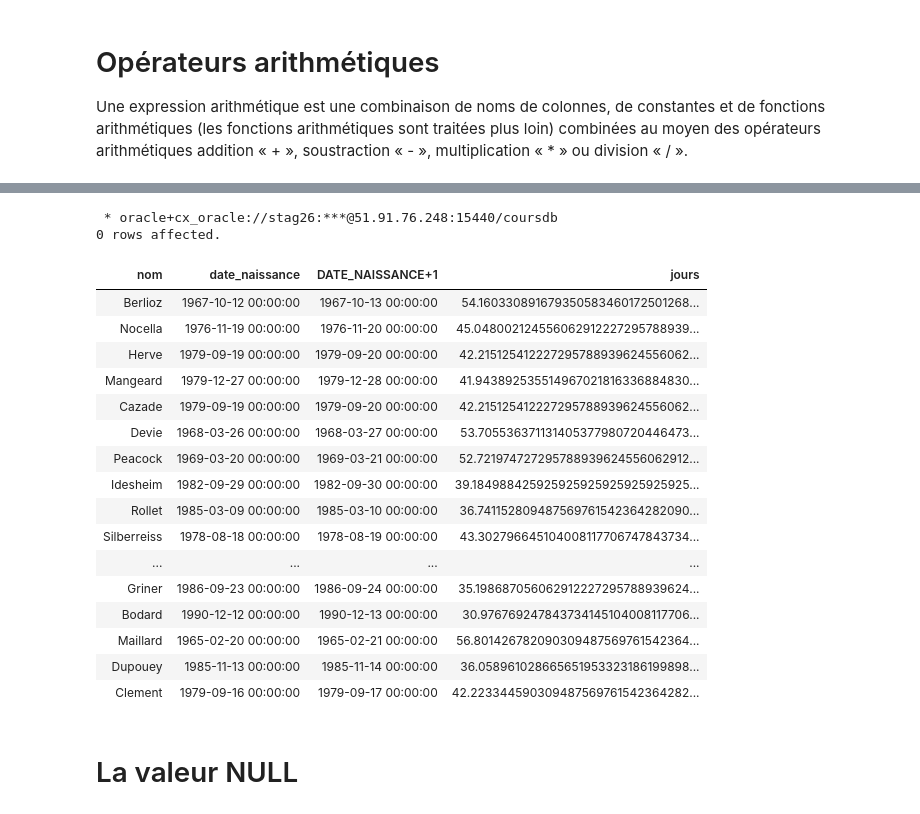
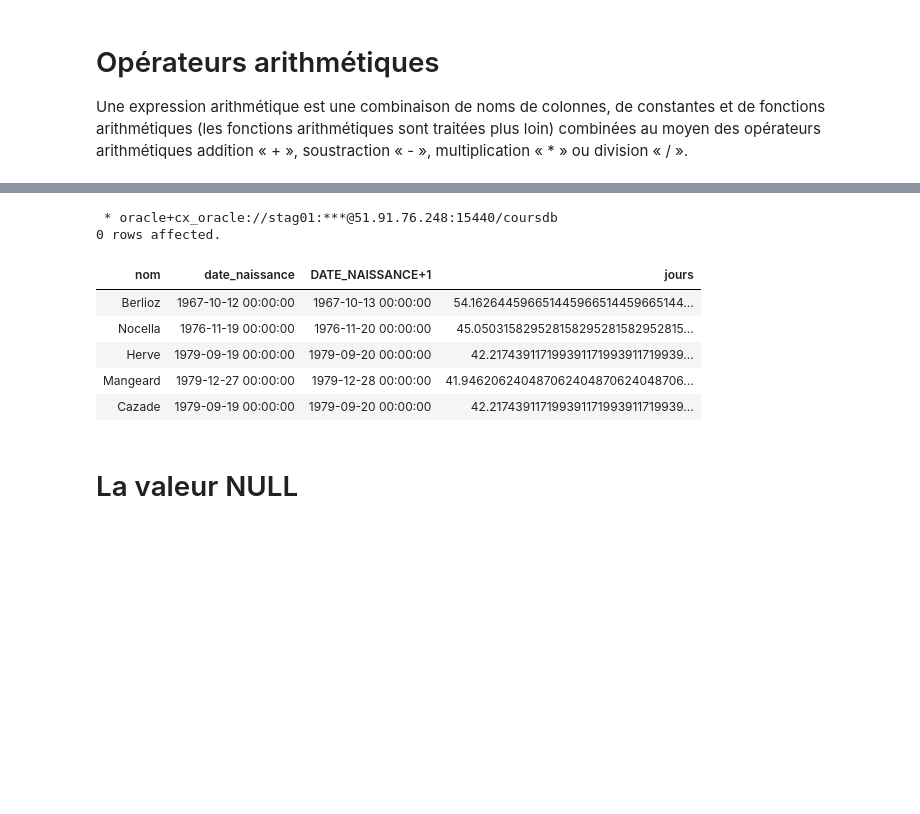
Before and after one commit to rbizoi/IntelligenceEnDonneesDeSante, a Jupyter notebook: InterrogationSQL/02-L’interrogation des données.ipynb, the cells around one changed output, grey strips where cells are left out. Drawn from its saved outputs; the diff is of its cells as text; code cells hidden in the pictures; blank space fills up the shorter version.

```diff
--- a/InterrogationSQL/02-L’interrogation des données.ipynb
+++ b/InterrogationSQL/02-L’interrogation des données.ipynb
@@ -233,27 +157,21 @@ FROM EMPLOYES
 # %%
-%sql \
-SELECT NOM,DATE_NAISSANCE,DATE_NAISSANCE+1,\
-      (SYSDATE-DATE_NAISSANCE)/365 "jours" FROM EMPLOYES
+%%sql
+SELECT
+    NOM,
+    DATE_NAISSANCE,
+    DATE_NAISSANCE+1,
+    (SYSDATE-DATE_NAISSANCE)/365 "jours"
+FROM EMPLOYES
+FETCH NEXT 5 ROWS ONLY
 # %% [output]
- * oracle+cx_oracle://stag26:***@51.91.76.248:15440/coursdb
+ * oracle+cx_oracle://stag01:***@51.91.76.248:15440/coursdb
 0 rows affected.
 | nom | date_naissance | DATE_NAISSANCE+1 | jours |
-| Berlioz | 1967-10-12 00:00:00 | 1967-10-13 00:00:00 | 54.160330891679350583460172501268... |
-| Nocella | 1976-11-19 00:00:00 | 1976-11-20 00:00:00 | 45.048002124556062912227295788939... |
-| Herve | 1979-09-19 00:00:00 | 1979-09-20 00:00:00 | 42.215125412227295788939624556062... |
-| Mangeard | 1979-12-27 00:00:00 | 1979-12-28 00:00:00 | 41.943892535514967021816336884830... |
-| Cazade | 1979-09-19 00:00:00 | 1979-09-20 00:00:00 | 42.215125412227295788939624556062... |
-| Devie | 1968-03-26 00:00:00 | 1968-03-27 00:00:00 | 53.705536371131405377980720446473... |
-| Peacock | 1969-03-20 00:00:00 | 1969-03-21 00:00:00 | 52.721974727295788939624556062912... |
-| Idesheim | 1982-09-29 00:00:00 | 1982-09-30 00:00:00 | 39.184988425925925925925925925925... |
-| Rollet | 1985-03-09 00:00:00 | 1985-03-10 00:00:00 | 36.741152809487569761542364282090... |
-| Silberreiss | 1978-08-18 00:00:00 | 1978-08-19 00:00:00 | 43.302796645104008117706747843734... |
-| ... | ... | ... | ... |
-| Griner | 1986-09-23 00:00:00 | 1986-09-24 00:00:00 | 35.198687056062912227295788939624... |
-| Bodard | 1990-12-12 00:00:00 | 1990-12-13 00:00:00 | 30.976769247843734145104008117706... |
-| Maillard | 1965-02-20 00:00:00 | 1965-02-21 00:00:00 | 56.801426782090309487569761542364... |
-| Dupouey | 1985-11-13 00:00:00 | 1985-11-14 00:00:00 | 36.058961028665651953323186199898... |
-| Clement | 1979-09-16 00:00:00 | 1979-09-17 00:00:00 | 42.223344590309487569761542364282... |
+| Berlioz | 1967-10-12 00:00:00 | 1967-10-13 00:00:00 | 54.162644596651445966514459665144... |
+| Nocella | 1976-11-19 00:00:00 | 1976-11-20 00:00:00 | 45.050315829528158295281582952815... |
+| Herve | 1979-09-19 00:00:00 | 1979-09-20 00:00:00 | 42.217439117199391171993911719939... |
+| Mangeard | 1979-12-27 00:00:00 | 1979-12-28 00:00:00 | 41.946206240487062404870624048706... |
+| Cazade | 1979-09-19 00:00:00 | 1979-09-20 00:00:00 | 42.217439117199391171993911719939... |
 # %% [markdown]
 # La valeur NULL
 # %%
```
Also changed, not shown: parts of 29 cells of this notebook.
